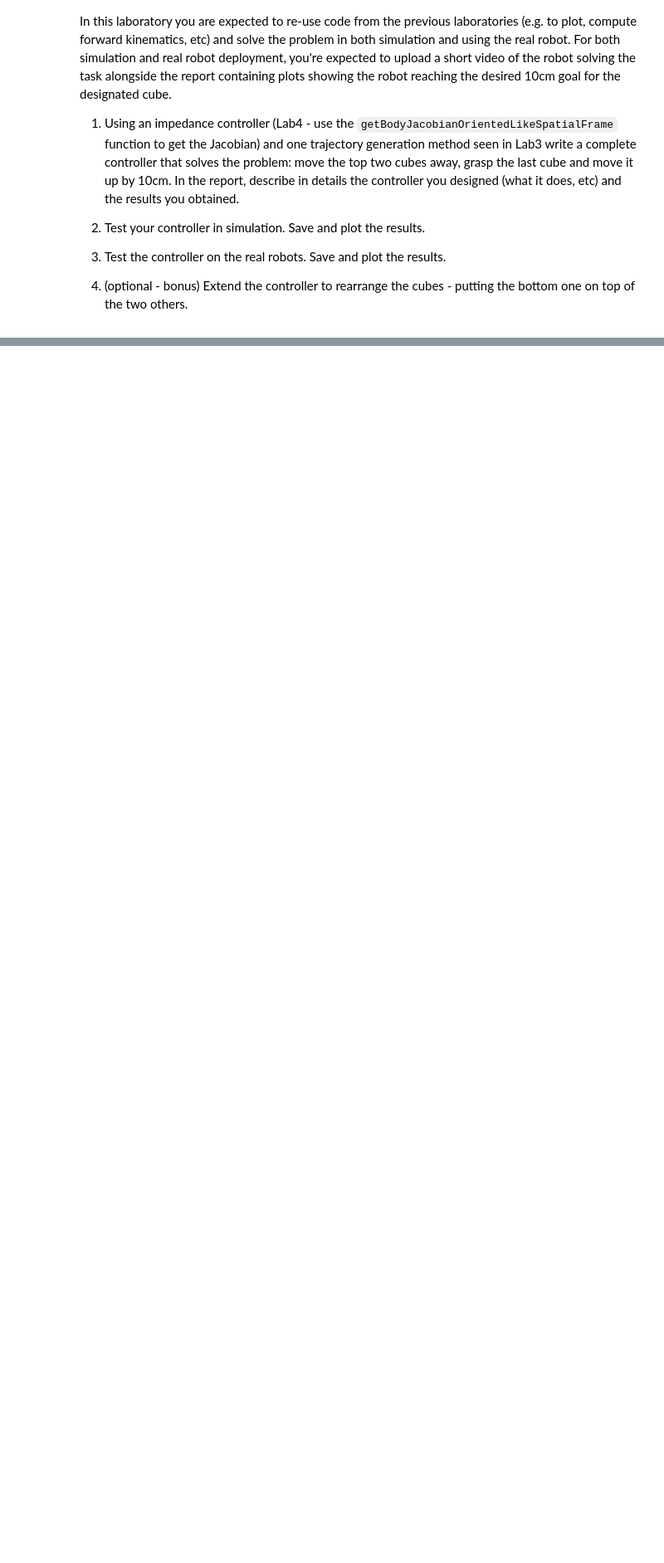
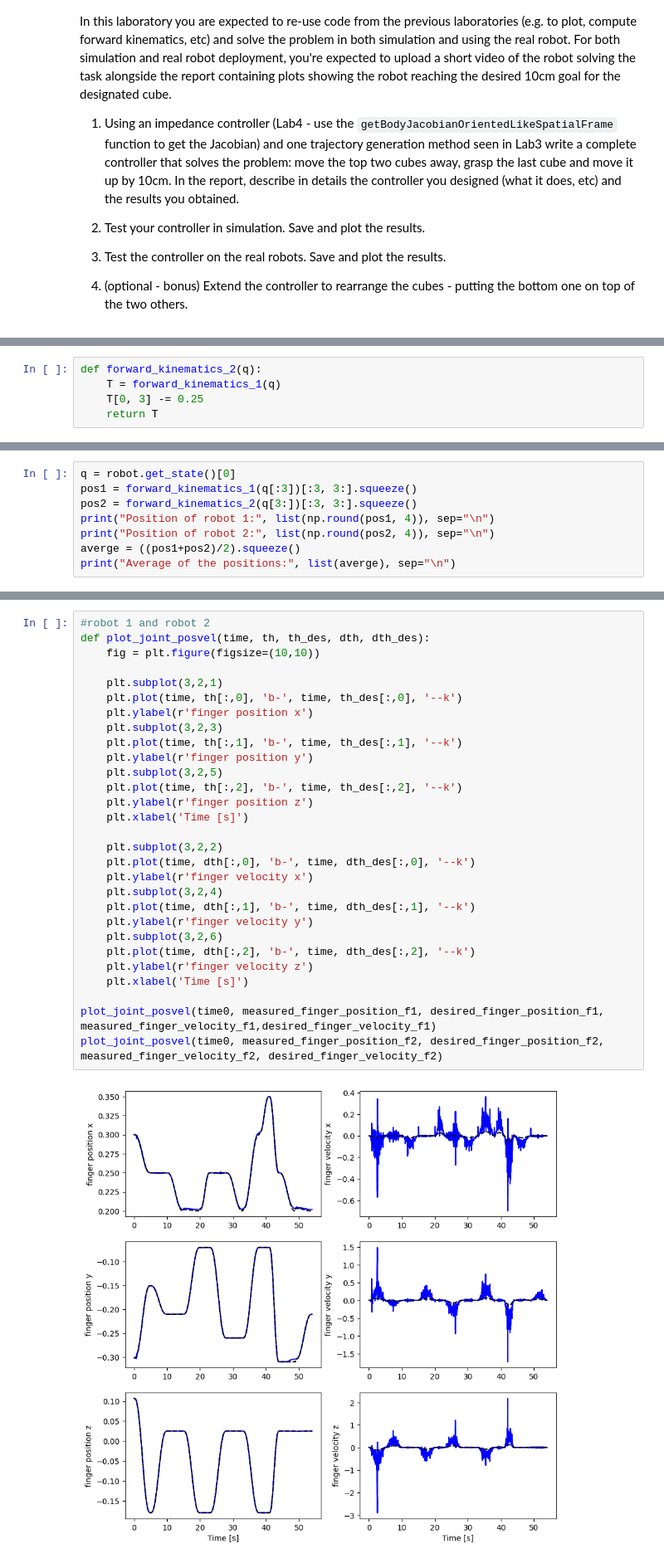
Before and after one commit to Tsod52/ROB2004, a Jupyter notebook: Lab/Lab5/Manipulating_objects.ipynb, the cells around one changed output, grey strips where cells are left out. Shown at 83% size. Saved outputs shown, nothing was run; the diff lists cells and outputs as text; blank space fills up the shorter version.

```diff
--- a/Lab/Lab5/Manipulating_objects.ipynb
+++ b/Lab/Lab5/Manipulating_objects.ipynb
@@ -287,0 +183,5 @@ for i in range(num_steps):
+# %%
+def forward_kinematics_2(q):
+    T = forward_kinematics_1(q)
+    T[0, 3] -= 0.25
+    return T
@@ -287,0 +209,8 @@ for i in range(num_steps):
+# %%
+q = robot.get_state()[0]
+pos1 = forward_kinematics_1(q[:3])[:3, 3:].squeeze()
+pos2 = forward_kinematics_2(q[3:])[:3, 3:].squeeze()
+print("Position of robot 1:", list(np.round(pos1, 4)), sep="\n")
+print("Position of robot 2:", list(np.round(pos2, 4)), sep="\n")
+averge = ((pos1+pos2)/2).squeeze()
+print("Average of the positions:", list(averge), sep="\n")
@@ -287,0 +565,31 @@ for i in range(num_steps):
+# %%
+#robot 1 and robot 2
+def plot_joint_posvel(time, th, th_des, dth, dth_des):
+    fig = plt.figure(figsize=(10,10))
+
+    plt.subplot(3,2,1)
+    plt.plot(time, th[:,0], 'b-', time, th_des[:,0], '--k')
+    plt.ylabel(r'finger position x')
+    plt.subplot(3,2,3)
+    plt.plot(time, th[:,1], 'b-', time, th_des[:,1], '--k')
+    plt.ylabel(r'finger position y')
+    plt.subplot(3,2,5)
+    plt.plot(time, th[:,2], 'b-', time, th_des[:,2], '--k')
+    plt.ylabel(r'finger position z')
+    plt.xlabel('Time [s]')
+
+    plt.subplot(3,2,2)
+    plt.plot(time, dth[:,0], 'b-', time, dth_des[:,0], '--k')
+    plt.ylabel(r'finger velocity x')
+    plt.subplot(3,2,4)
+    plt.plot(time, dth[:,1], 'b-', time, dth_des[:,1], '--k')
+    plt.ylabel(r'finger velocity y')
+    plt.subplot(3,2,6)
+    plt.plot(time, dth[:,2], 'b-', time, dth_des[:,2], '--k')
+    plt.ylabel(r'finger velocity z')
+    plt.xlabel('Time [s]')
+
+plot_joint_posvel(time0, measured_finger_position_f1, desired_finger_position_f1, measured_finger_velocity_f1,desired_finger_velocity_f1)
+plot_joint_posvel(time0, measured_finger_position_f2, desired_finger_position_f2, measured_finger_velocity_f2, desired_finger_velocity_f2)
+# %% [output]
+[figure, added]
```
Also changed, not shown: parts of 18 cells of this notebook, 5 other files.
